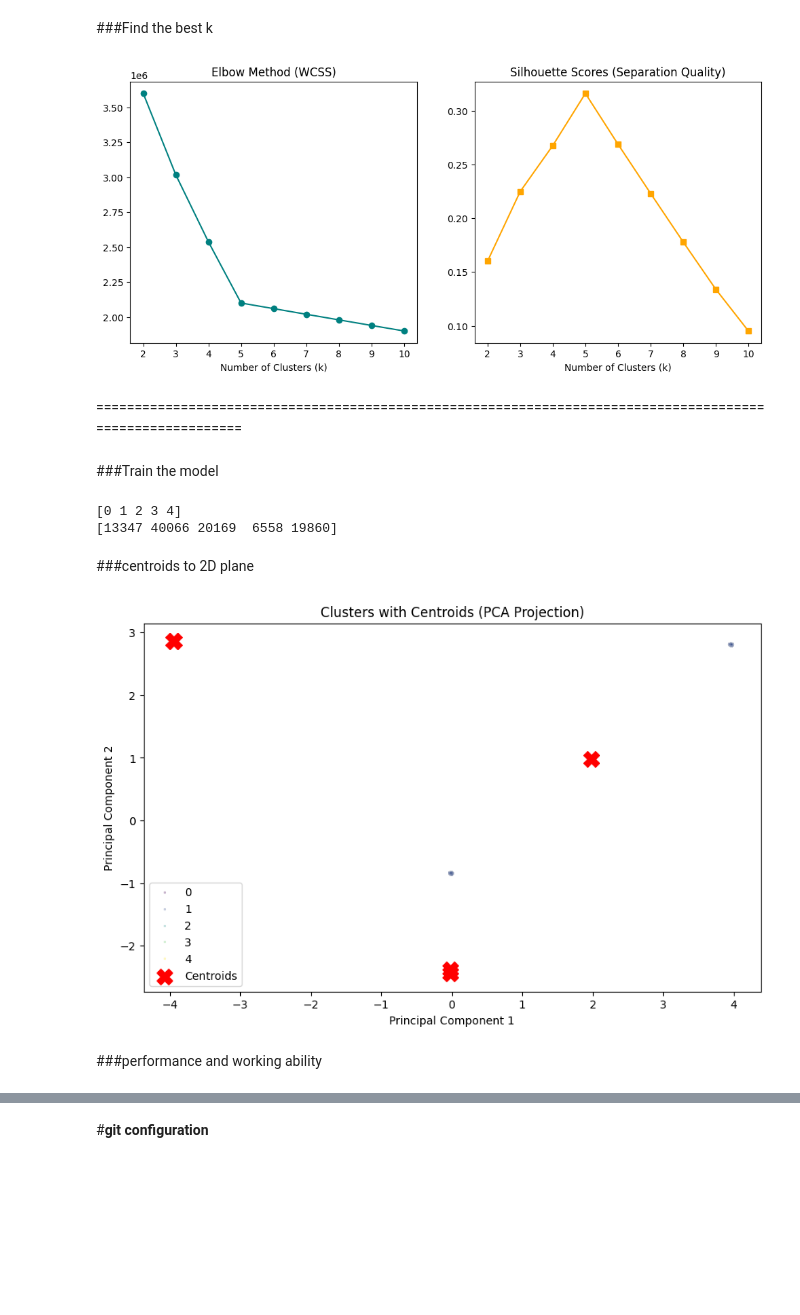
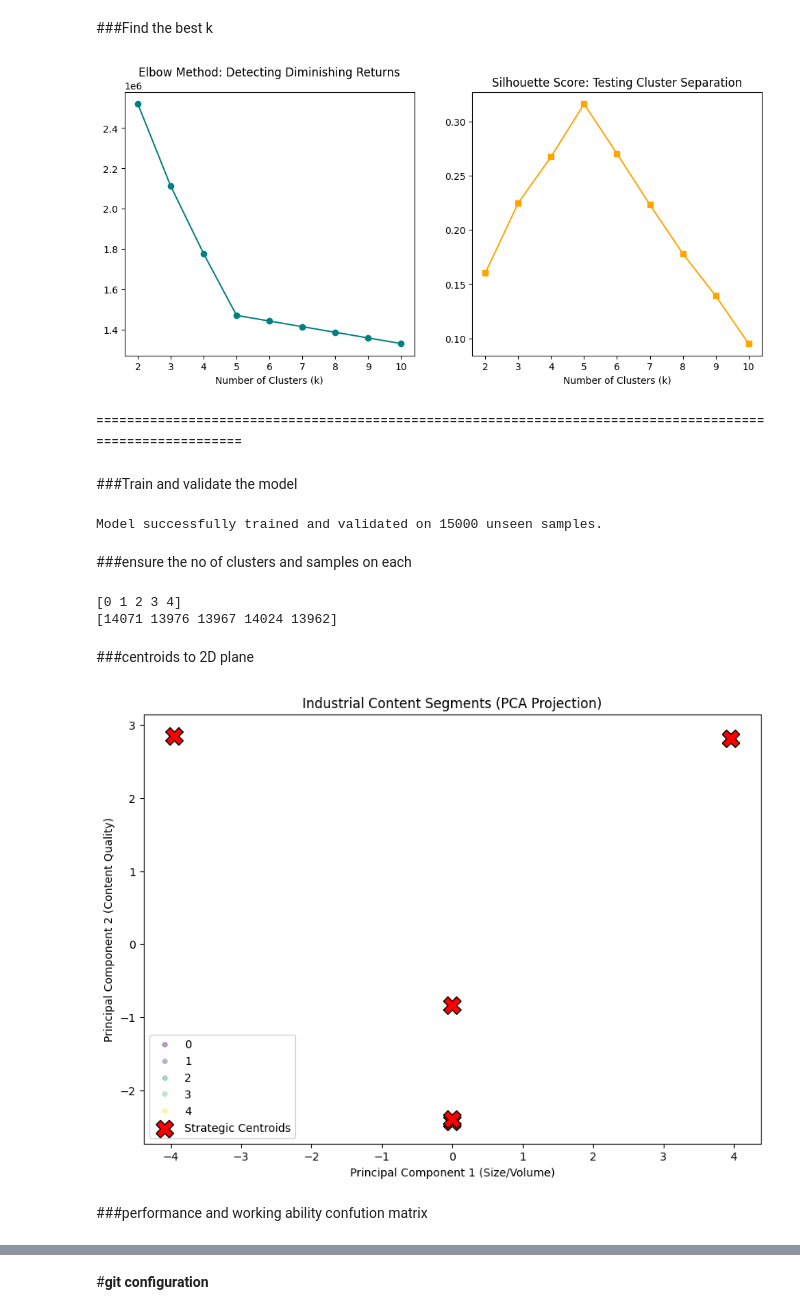
Before and after one commit to praveentecsl/High-Engagement-Content-Classification-model, a Jupyter notebook: SocialMedia_engagement.ipynb, the cells around one changed output, grey strips where cells are left out. Saved outputs shown, nothing was run; the diff lists cells and outputs as text; code cells hidden in the pictures; blank space fills up the shorter version.

Commit message:
finalize the model to 5 clusters

```diff
--- a/SocialMedia_engagement.ipynb
+++ b/SocialMedia_engagement.ipynb
@@ -87,30 +87,30 @@ from sklearn.metrics import silhouette_score
 
 wcss = []
 silhouette_avg = []
-k_range = range(2, 11) # Silhouette requires at least 2 clusters
+k_range = range(2, 11)
 
 for k in k_range:
-    kmeans = KMeans(n_clusters=k, init='k-means++', max_iter=300, n_init=10, random_state=42)
+    # Industry standard: n_init='auto' or 10 is good for reproducibility
+    kmeans = KMeans(n_clusters=k, init='k-means++', n_init=10, random_state=42)
     kmeans.fit(X_train_scaled)
     wcss.append(kmeans.inertia_)
     silhouette_avg.append(silhouette_score(X_train_scaled, kmeans.labels_))
 
-# Plotting the Elbow Method
+# Visualization
 plt.figure(figsize=(12, 5))
 plt.subplot(1, 2, 1)
-plt.plot(range(2, 11), wcss, marker='o', color='teal')
-plt.title('Elbow Method (WCSS)')
+plt.plot(k_range, wcss, marker='o', color='teal')
+plt.title('Elbow Method: Detecting Diminishing Returns')
 plt.xlabel('Number of Clusters (k)')
 
-# Plotting Silhouette Scores
 plt.subplot(1, 2, 2)
 plt.plot(k_range, silhouette_avg, marker='s', color='orange')
-plt.title('Silhouette Scores (Separation Quality)')
+plt.title('Silhouette Score: Testing Cluster Separation')
 plt.xlabel('Number of Clusters (k)')
 plt.show()
 # %% [output]
-[figure, old version]
+[figure, new version]
 # %% [markdown]
 ==========================================================================================================
 # %% [markdown]
-###Train the model
+###Train and validate the model
@@ -125,28 +117,51 @@ cluster_labels = kmeans_final.fit_predict(X_train_scaled)
+# %%
+# 1. Train final model on Train Set
+optimal_k = 5
+kmeans_final = KMeans(n_clusters=optimal_k, init='k-means++', n_init=10, random_state=42)
+train_cluster_labels = kmeans_final.fit_predict(X_train_scaled)
+
+# 2. Validation Check: Assign clusters to unseen Validation data
+# This is a key "supervision" step
+val_cluster_labels = kmeans_final.predict(X_val_scaled)
+
+print(f"Model successfully trained and validated on {len(X_val_scaled)} unseen samples.")
+# %% [output]
+Model successfully trained and validated on 15000 unseen samples.
+# %% [markdown]
+###ensure the no of clusters and samples on each
 # %%
-print(np.unique(cluster_labels))
-print(np.bincount(cluster_labels))
+print(np.unique(train_cluster_labels))
+print(np.bincount(train_cluster_labels))
 # %% [output]
 [0 1 2 3 4]
-[13347 40066 20169  6558 19860]
+[14071 13976 13967 14024 13962]
 # %% [markdown]
 ###centroids to 2D plane
 # %%
-# Get centroids in original space
-centroids = kmeans_final.cluster_centers_
+from sklearn.decomposition import PCA
 
-# Project centroids into PCA space
-centroids_pca = pca.transform(centroids)
+# Fit PCA on Train data only
+pca = PCA(n_components=2)
+X_train_pca = pca.fit_transform(X_train_scaled)
 
-# Plot points + centroids
-plt.figure(figsize=(10, 6))
-sns.scatterplot(x=X_pca[:, 0], y=X_pca[:, 1], hue=cluster_labels, palette='viridis', s=5, alpha=0.3)
-plt.scatter(centroids_pca[:, 0], centroids_pca[:, 1], c='red', s=200, marker='X', label='Centroids')
-plt.title('Clusters with Centroids (PCA Projection)')
-plt.xlabel('Principal Component 1')
-plt.ylabel('Principal Component 2')
+# Project Centroids into the same PCA space
+centroids_pca = pca.transform(kmeans_final.cluster_centers_)
+
+plt.figure(figsize=(10, 7))
+# Plot training points
+sns.scatterplot(x=X_train_pca[:, 0], y=X_train_pca[:, 1], hue=train_cluster_labels,
+                palette='viridis', s=20, alpha=0.4, edgecolor=None)
+
+# Plot Centroids (The "X" marks)
+plt.scatter(centroids_pca[:, 0], centroids_pca[:, 1], c='red', s=250, marker='X',
+            label='Strategic Centroids', edgecolors='black')
+
+plt.title('Industrial Content Segments (PCA Projection)')
+plt.xlabel('Principal Component 1 (Size/Volume)')
+plt.ylabel('Principal Component 2 (Content Quality)')
 plt.legend()
 plt.show()
 # %% [output]
-[figure, old version]
+[figure, new version]
 # %% [markdown]
-###performance and working ability
+###performance and working ability confution matrix
```
Also changed, not shown: parts of 8 cells of this notebook.
